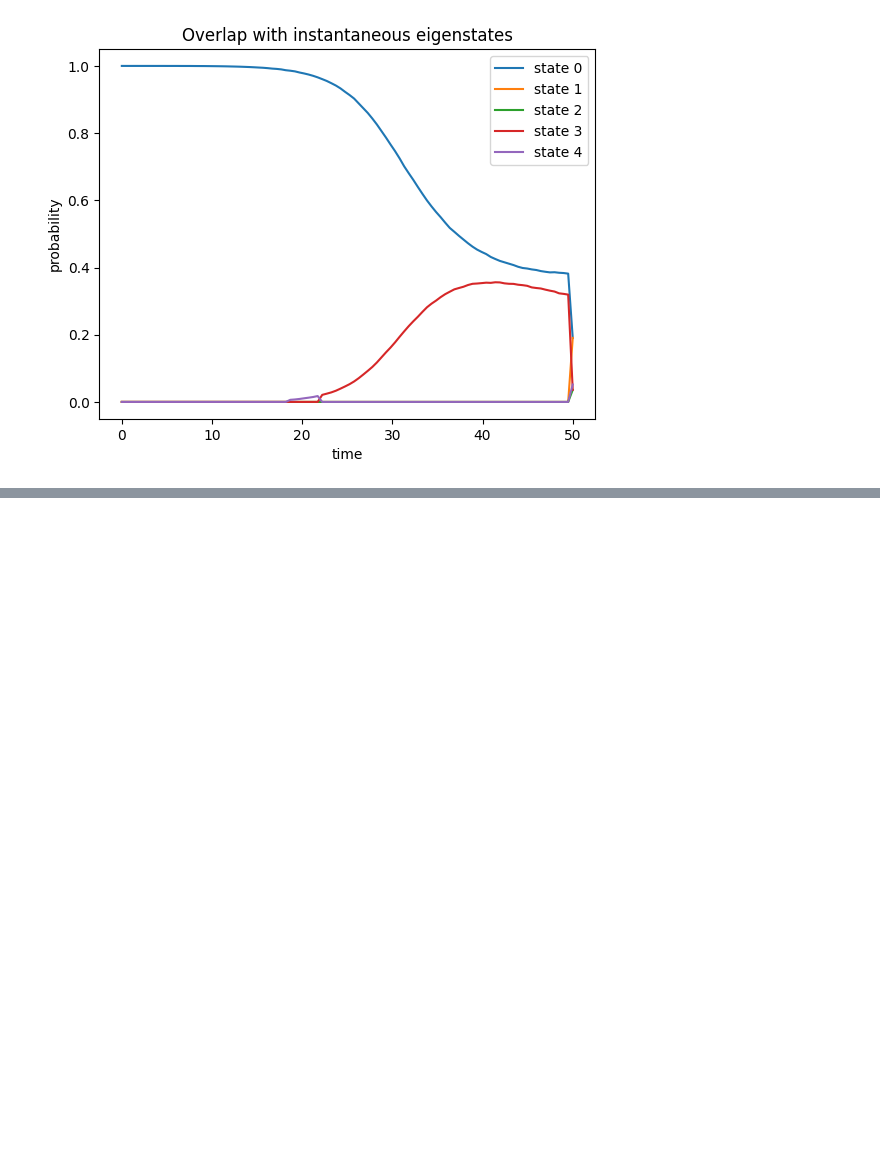
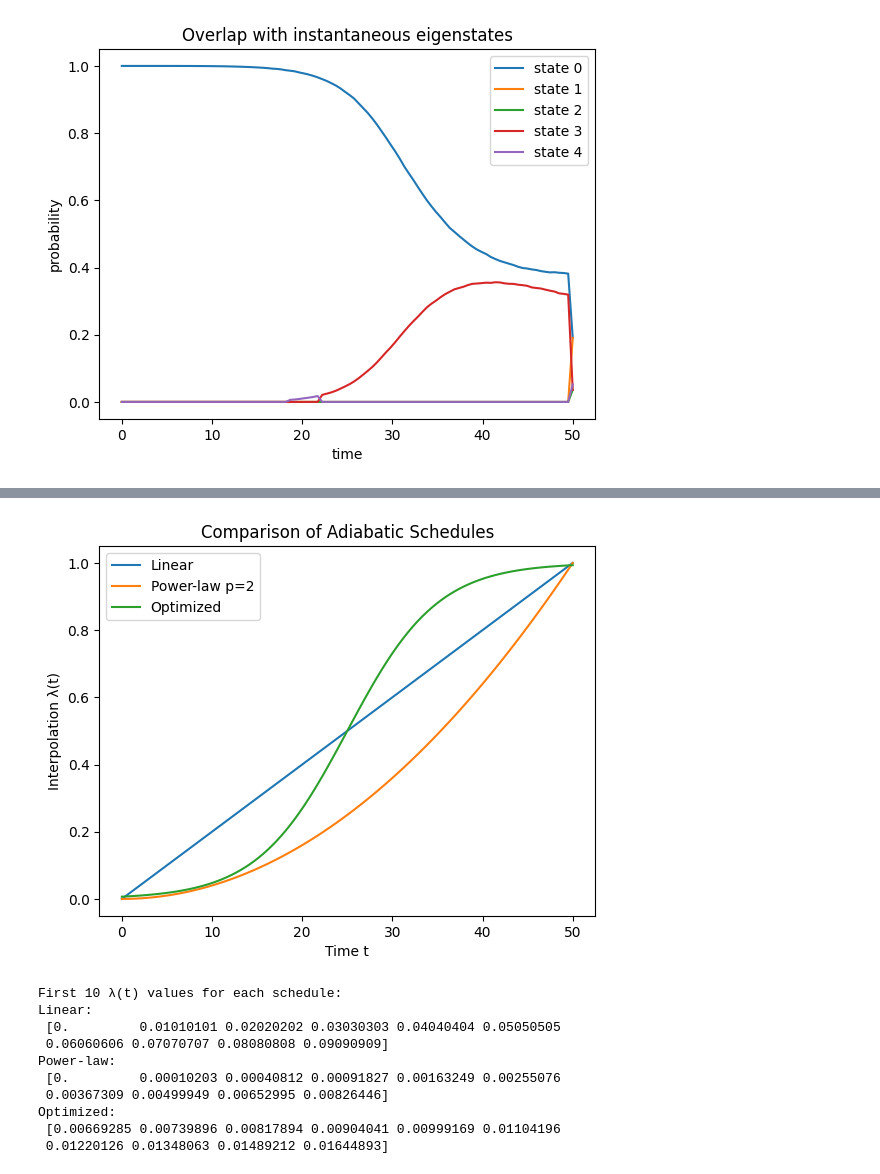
Before and after one commit to Abiyzelalem27/Quantum_Algorithms, a Jupyter notebook: Adiabatic _state_preparation.ipynb, the cells around one changed output, grey strips where cells are left out. Saved outputs shown, nothing was run; the diff lists cells and outputs as text; code cells hidden in the pictures; blank space fills up the shorter version.

```diff
--- a/Adiabatic _state_preparation.ipynb
+++ b/Adiabatic _state_preparation.ipynb
@@ -238,0 +243,77 @@ Time evolution completed. Number of states: 100
+# %%
+import numpy as np
+import matplotlib.pyplot as plt
+from qutip import *
+
+# ---------------- SCHEDULE FUNCTIONS ----------------
+def linear_schedule(t, T):
+    """Linear ramp: λ(t) = t/T, evolves uniformly from H0 → H1."""
+    return t / T
+
+def power_law_schedule(t, T, p=2):
+    """Power-law ramp: λ(t) = (t/T)^p, slows start/end depending on p."""
+    return (t / T)**p
+
+def optimized_step_schedule(t, T, min_gap_t):
+    """S-curve ramp: slows near min energy gap at t=min_gap_t using tanh."""
+    normalized_t = t / T
+    return 0.5 * (1 + np.tanh(5 * (normalized_t - (min_gap_t / T))))
+
+# ---------------- SYSTEM PARAMETERS ----------------
+N = 5
+T = 50
+n_points = 100
+times = np.linspace(0, T, n_points)
+
+# Pauli operators
+sx_list = [tensor([sigmax() if i==j else qeye(2) for j in range(N)]) for i in range(N)]
+sz_list = [tensor([sigmaz() if i==j else qeye(2) for j in range(N)]) for i in range(N)]
+
+# Hamiltonians
+H0 = -sum(sx_list)             # Transverse field
+H1 = -sum(sz_list[i]*sz_list[i+1] for i in range(N-1))  # Ising interaction
+
+# Initial state
+psi0 = H0.groundstate()[1]
+
+# Example minimum gap time for optimized schedule
+min_gap_t = T/2
+
+# ---------------- FUNCTION TO RUN SIMULATION ----------------
+def run_simulation(schedule_func, schedule_name):
+    """Simulate evolution using given schedule function."""
+    H_td = [H0, [H1, lambda t, args: schedule_func(t, args['T'])]] if schedule_name != "Optimized" else \
+           [H0, [H1, lambda t, args: schedule_func(t, args['T'], min_gap_t)]]
+
+    result = mesolve(H_td, psi0, times, c_ops=[], e_ops=[], args={'T': T})
+    # Plot interpolation λ(t)
+    lam_vals = np.array([schedule_func(t, T) if schedule_name != "Optimized" else schedule_func(t, T, min_gap_t) for t in times])
+    plt.plot(times, lam_vals, label=schedule_name)
+
+# ---------------- RUN AND PLOT ALL THREE SCHEDULES ----------------
+plt.figure()
+run_simulation(linear_schedule, "Linear")
+run_simulation(power_law_schedule, "Power-law p=2")
+run_simulation(optimized_step_schedule, "Optimized")
+plt.xlabel("Time t")
+plt.ylabel("Interpolation λ(t)")
+plt.title("Comparison of Adiabatic Schedules")
+plt.legend()
+plt.show()
+# ---------------- PRINT FIRST FEW VALUES ----------------
+print("First 10 λ(t) values for each schedule:")
+print("Linear:      \n", lambda_linear[:10])
+print("Power-law:   \n", lambda_power[:10])
+print("Optimized:   \n", lambda_optimized[:10])
+# %% [output]
+[figure, added]
+First 10 λ(t) values for each schedule:
+Linear:
+ [0.         0.01010101 0.02020202 0.03030303 0.04040404 0.05050505
+ 0.06060606 0.07070707 0.08080808 0.09090909]
+Power-law:
+ [0.         0.00010203 0.00040812 0.00091827 0.00163249 0.00255076
+ 0.00367309 0.00499949 0.00652995 0.00826446]
+Optimized:
+ [0.00669285 0.00739896 0.00817894 0.00904041 0.00999169 0.01104196
+ 0.01220126 0.01348063 0.01489212 0.01644893]
```
Also changed, not shown: parts of 2 cells of this notebook.
